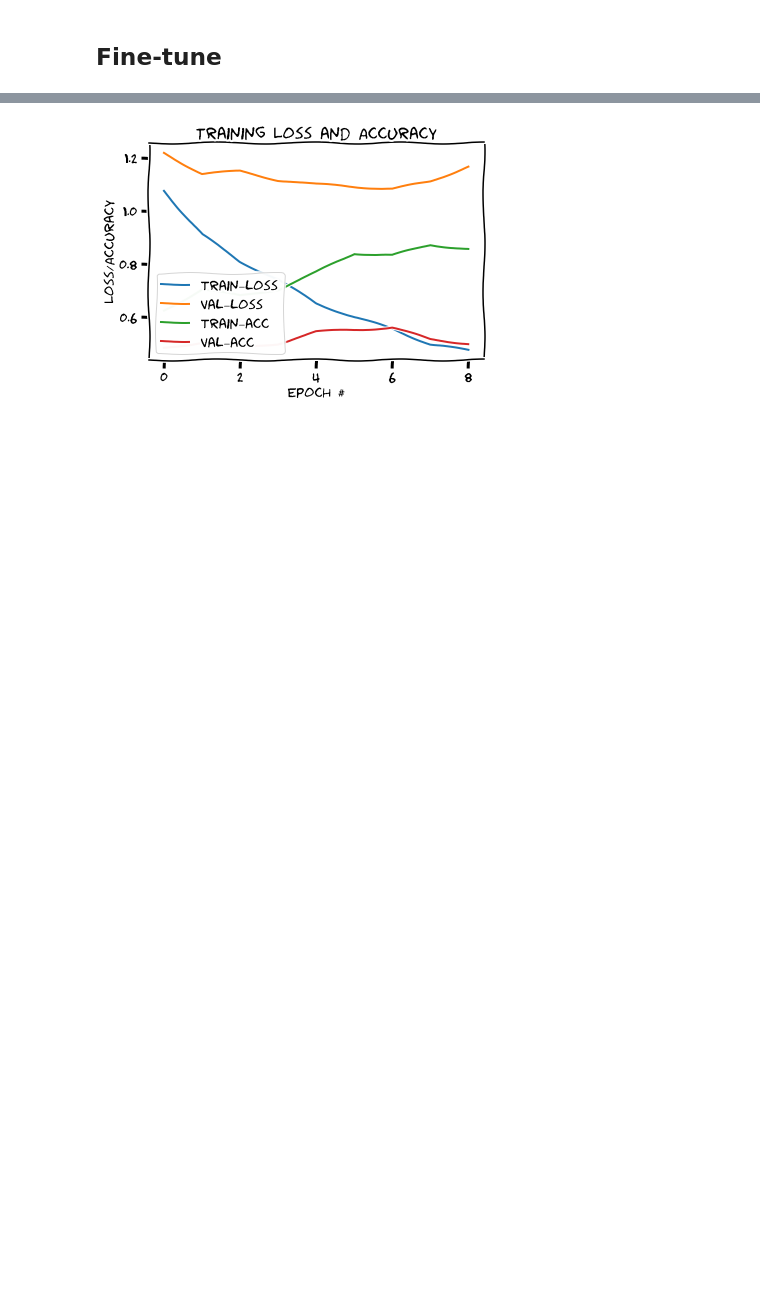
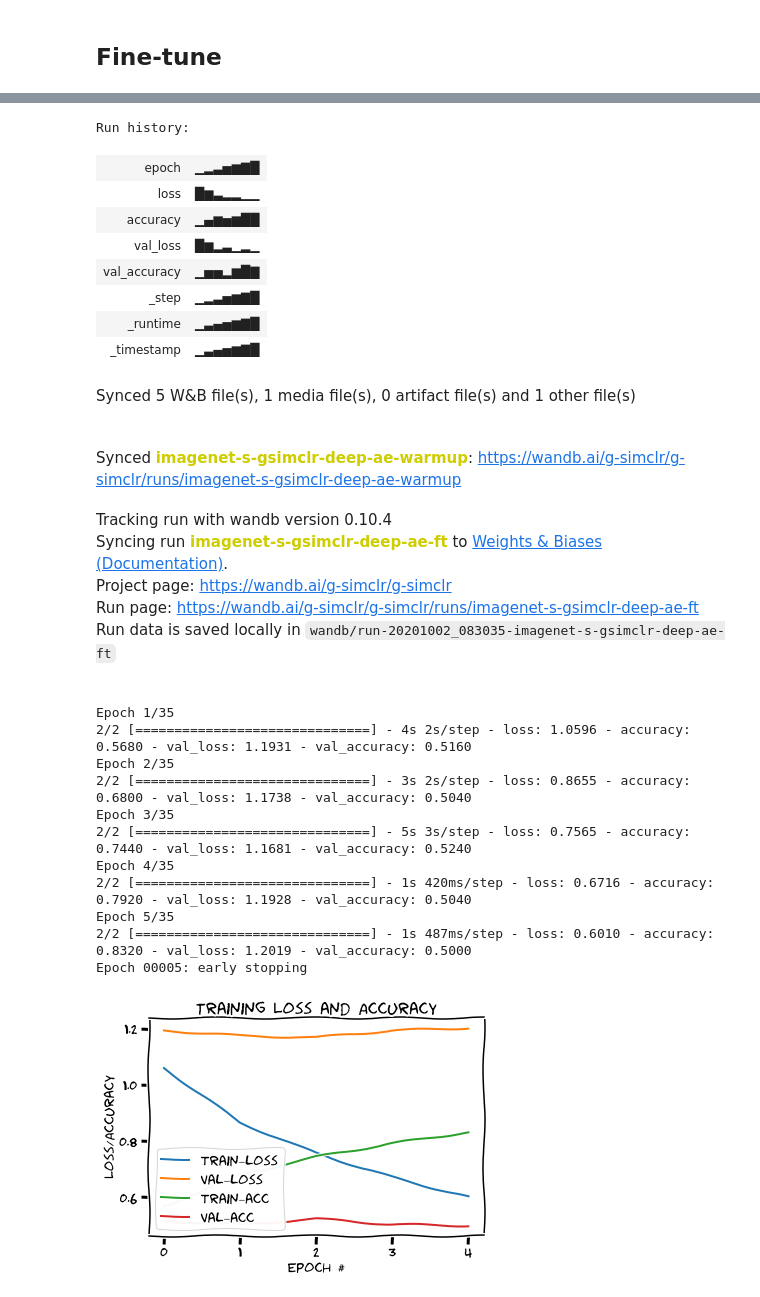
Before and after one commit to ariG23498/G-SimCLR, a Jupyter notebook: Imagenet_Subset/SimCLR_Pseudo_Labels/Deep Autoencoder/Fine_Tune_10Perc.ipynb, the cells around one changed output, grey strips where cells are left out. Saved outputs shown, nothing was run; the diff lists cells and outputs as text; code cells hidden in the pictures; blank space fills up the shorter version.

```diff
--- a/Imagenet_Subset/SimCLR_Pseudo_Labels/Deep Autoencoder/Fine_Tune_10Perc.ipynb
+++ b/Imagenet_Subset/SimCLR_Pseudo_Labels/Deep Autoencoder/Fine_Tune_10Perc.ipynb
@@ -193,14 +225,14 @@ _________________________________________________________________
 es = tf.keras.callbacks.EarlyStopping(monitor="val_loss", patience=2, verbose=2, restore_best_weights=True)
 # %%
 model = get_training_model()
+wandb.init(entity="g-simclr", project="g-simclr", id="imagenet-s-gsimclr-deep-ae-warmup")
 
 model.compile(loss="sparse_categorical_crossentropy", metrics=["accuracy"],
                      optimizer='adam')
-
 history = model.fit(X_train, y_train_enc,
                  validation_data=(X_test, y_test_enc),
                  batch_size=64,
                  epochs=35,
-                 callbacks=[es])
+                 callbacks=[es, WandbCallback()])
 plot_training(history)
 # %% [output]
@@ -245,11 +287,12 @@ _________________________________________________________________
 # %%
 model.compile(loss="sparse_categorical_crossentropy", metrics=["accuracy"],
                      optimizer=tf.keras.optimizers.Adam(1e-5)) # Low learning rate
+wandb.init(entity="g-simclr", project="g-simclr", id="imagenet-s-gsimclr-deep-ae-ft")
 
 history = model.fit(X_train, y_train_enc,
                  validation_data=(X_test, y_test_enc),
                  batch_size=64,
                  epochs=35,
-                 callbacks=[es])
+                 callbacks=[es, WandbCallback()])
 plot_training(history)
 # %% [output]
@@ -275 +315,28 @@ Epoch 00009: early stopping
+Run history:
+| epoch | ▁▂▃▅▆▇█ |
+| loss | █▆▃▂▂▁▁ |
+| accuracy | ▁▄▆▅▆██ |
+| val_loss | █▆▂▃▁▂▁ |
+| val_accuracy | ▁▅▅▂▆█▇ |
+| _step | ▁▂▃▅▆▇█ |
+| _runtime | ▁▃▄▅▆▇█ |
+| _timestamp | ▁▃▄▅▆▇█ |
+Synced 5 W&B file(s), 1 media file(s), 0 artifact file(s) and 1 other file(s)
+Synced imagenet-s-gsimclr-deep-ae-warmup: https://wandb.ai/g-simclr/g-simclr/runs/imagenet-s-gsimclr-deep-ae-warmup
+Tracking run with wandb version 0.10.4
+Syncing run imagenet-s-gsimclr-deep-ae-ft to Weights & Biases (Documentation).
+Project page: https://wandb.ai/g-simclr/g-simclr
+Run page: https://wandb.ai/g-simclr/g-simclr/runs/imagenet-s-gsimclr-deep-ae-ft
+Run data is saved locally in wandb/run-20201002_083035-imagenet-s-gsimclr-deep-ae-ft
+Epoch 1/35
+2/2 [==============================] - 4s 2s/step - loss: 1.0596 - accuracy: 0.5680 - val_loss: 1.1931 - val_accuracy: 0.5160
+Epoch 2/35
+2/2 [==============================] - 3s 2s/step - loss: 0.8655 - accuracy: 0.6800 - val_loss: 1.1738 - val_accuracy: 0.5040
+Epoch 3/35
+2/2 [==============================] - 5s 3s/step - loss: 0.7565 - accuracy: 0.7440 - val_loss: 1.1681 - val_accuracy: 0.5240
+Epoch 4/35
+2/2 [==============================] - 1s 420ms/step - loss: 0.6716 - accuracy: 0.7920 - val_loss: 1.1928 - val_accuracy: 0.5040
+Epoch 5/35
+2/2 [==============================] - 1s 487ms/step - loss: 0.6010 - accuracy: 0.8320 - val_loss: 1.2019 - val_accuracy: 0.5000
+Epoch 00005: early stopping
-[figure, old version]
+[figure, new version]
```
Also changed, not shown: parts of 9 cells of this notebook.
